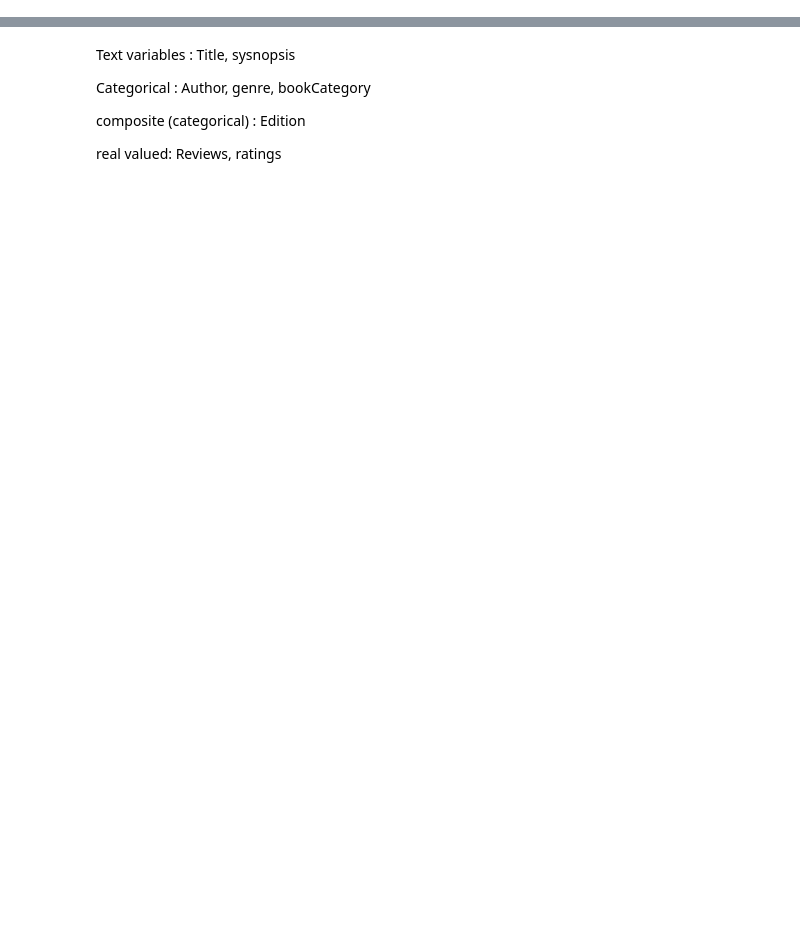
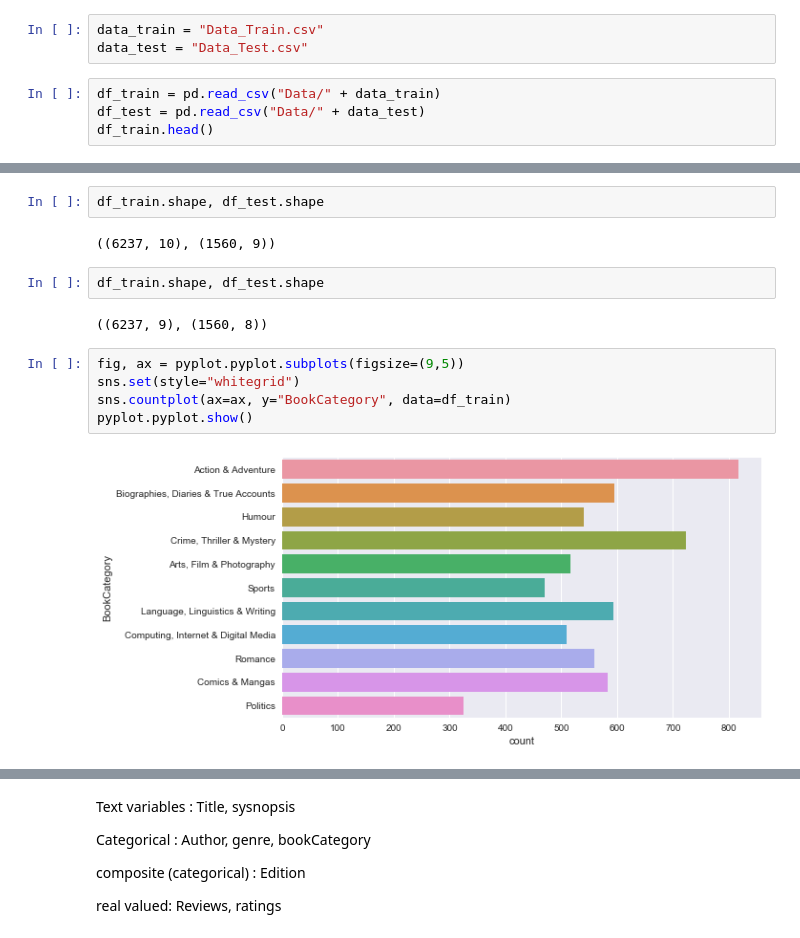
Before and after one commit to prerit2010/predictBookPrices, a Jupyter notebook: train_model.ipynb, the cells around one changed output, grey strips where cells are left out. Cells and saved outputs as stored; diff of their text form; blank space fills up the shorter version.

Commit message:
prepare train and test data

```diff
--- a/train_model.ipynb
+++ b/train_model.ipynb
@@ -26,0 +18,7 @@ df.head()
+# %%
+data_train = "Data_Train.csv"
+data_test = "Data_Test.csv"
+# %%
+df_train = pd.read_csv("Data/" + data_train)
+df_test = pd.read_csv("Data/" + data_test)
+df_train.head()
@@ -26,0 +32,15 @@ df.head()
+# %%
+df_train.shape, df_test.shape
+# %% [output]
+((6237, 10), (1560, 9))
+# %%
+df_train.shape, df_test.shape
+# %% [output]
+((6237, 9), (1560, 8))
+# %%
+fig, ax = pyplot.pyplot.subplots(figsize=(9,5))
+sns.set(style="whitegrid")
+sns.countplot(ax=ax, y="BookCategory", data=df_train)
+pyplot.pyplot.show()
+# %% [output]
+[figure, added]
```
Also changed, not shown: parts of 43 cells of this notebook.
